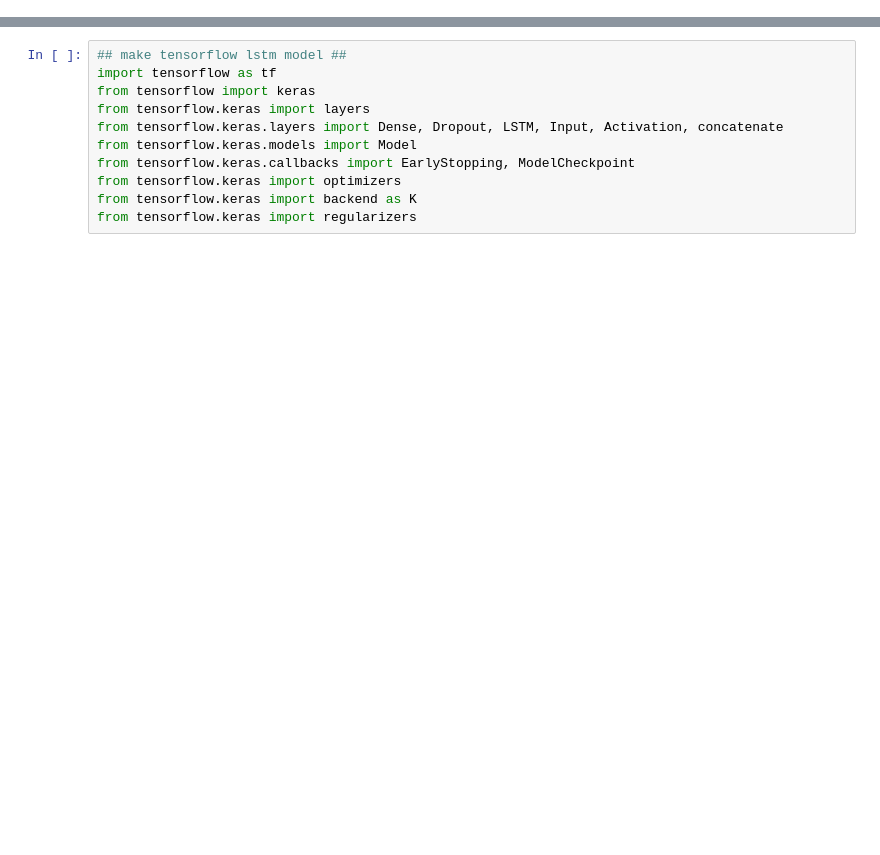
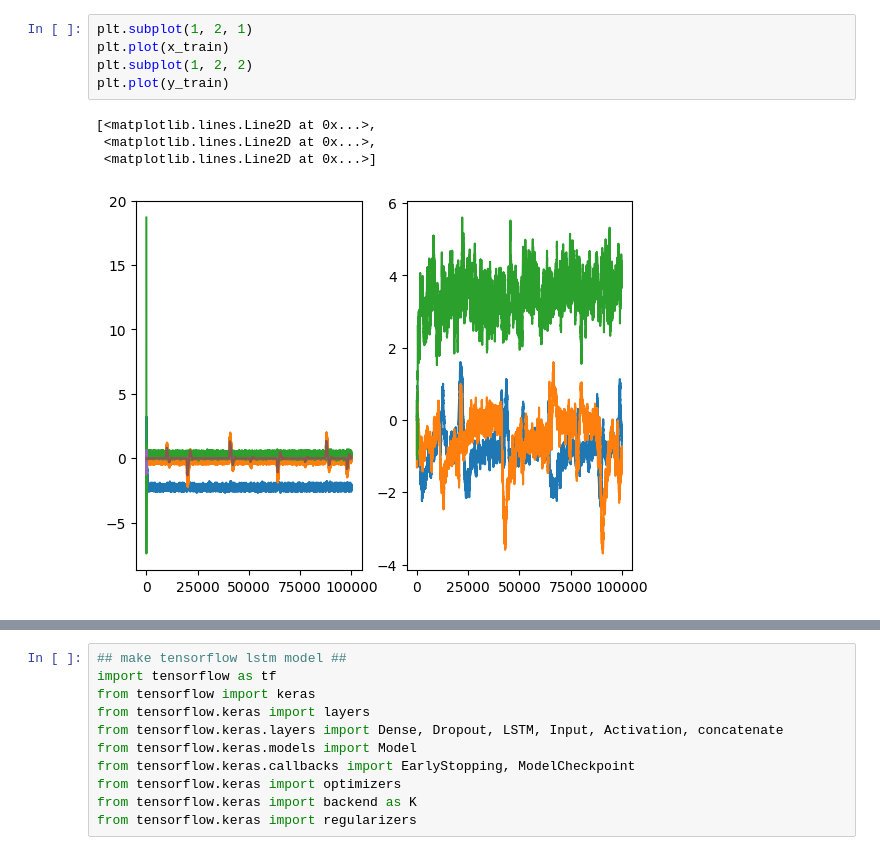
Before and after one commit to alibaniasad1999/INS-AI, a Jupyter notebook: LSTM/LSTM_error.ipynb, the cells around one changed output, grey strips where cells are left out. Saved outputs shown, nothing was run; the diff lists cells and outputs as text; blank space fills up the shorter version.

```diff
--- a/LSTM/LSTM_error.ipynb
+++ b/LSTM/LSTM_error.ipynb
@@ -18,0 +112,10 @@ y_train = data_2[1:, 1:] - x_train
+# %%
+plt.subplot(1, 2, 1)
+plt.plot(x_train)
+plt.subplot(1, 2, 2)
+plt.plot(y_train)
+# %% [output]
+[<matplotlib.lines.Line2D at 0x...>,
+ <matplotlib.lines.Line2D at 0x...>,
+ <matplotlib.lines.Line2D at 0x...>]
+[figure, added]
```
Also changed, not shown: parts of 34 cells of this notebook, 8 other files.
